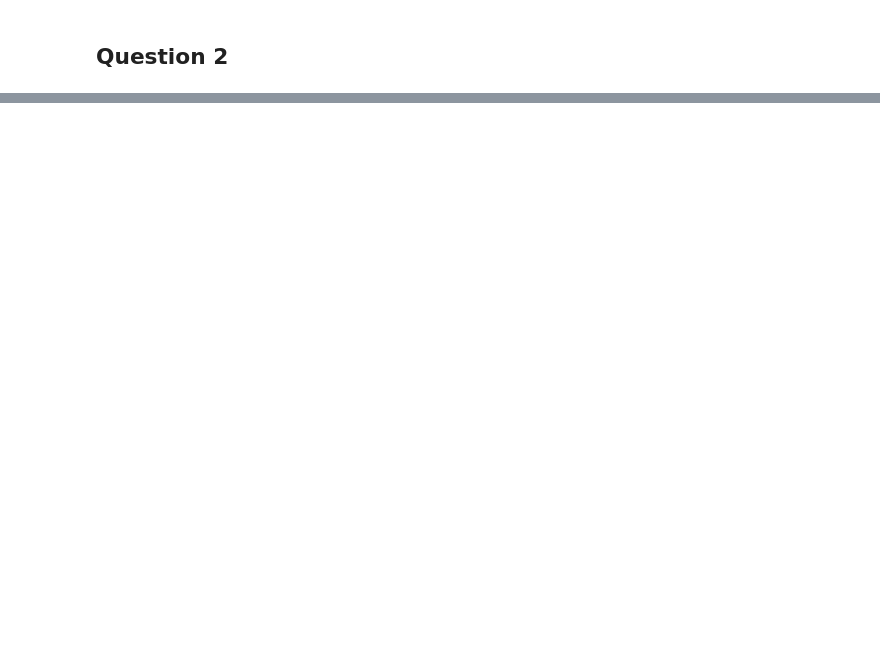
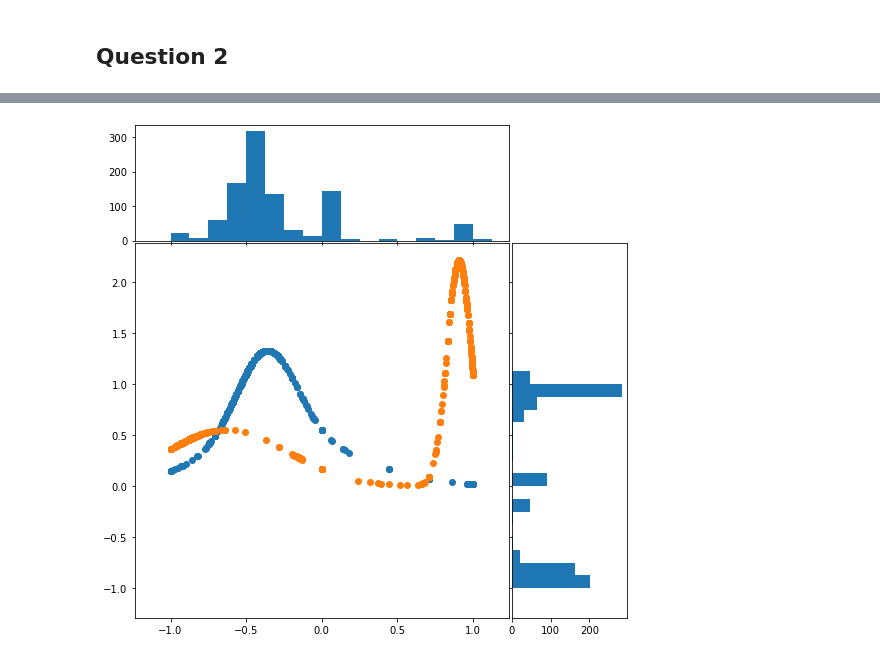
Before and after one commit to roypaulin/python, a Jupyter notebook: unistroke_TP/Unistroke_TP_1.ipynb, the cells around one changed output, grey strips where cells are left out. Saved outputs shown, nothing was run; the diff lists cells and outputs as text; code cells hidden in the pictures; blank space fills up the shorter version.

```diff
--- a/unistroke_TP/Unistroke_TP_1.ipynb
+++ b/unistroke_TP/Unistroke_TP_1.ipynb
@@ -139,0 +158,95 @@ def compoGMM(X, weights, means, covariances):
+# %%
+from scipy.stats import norm
+gmm1=GaussianMixture(2)
+X2 = np.array([np.array([coord_x, coord_y]) for coord_x, coord_y in zip(x, [0 for i in range(len(y))])])
+Y2 = np.array([np.array([coord_x, coord_y]) for coord_x, coord_y in zip([0 for i in range(len(x))], y)])
+gmm1.fit(X2)
+
+
+def uniGMM(x,index):
+    weights=gmm.weights_
+    means=gmm.means_
+    covariances=gmm.covariances_
+
+    g1=norm.pdf(x,loc=means[0][index],scale=sqrt(covariances[0][index][index]))
+    g2=norm.pdf(x,loc=means[1][index],scale=sqrt(covariances[1][index][index]))
+    g=weights[0]*g1+weights[1]*g2
+
+    return g
+
+
+def scatter_hist(x, y, ax, ax_histx, ax_histy):
+    # no labels
+    ax_histx.tick_params(axis="x", labelbottom=False)
+    ax_histy.tick_params(axis="y", labelleft=False)
+
+    # the scatter plot:
+    #ax.scatter(x[0], y[0], color='red')
+    #ax.scatter(x[1], y[1], color='blue')
+    x_values = np.linspace(-1, 1, 1000)
+    ax.scatter(x, uniGMM(x,0))
+    ax.scatter(y, uniGMM(y,1))
+    #ax.scatter(y[0], uniGMM(y[0],1), color='yellow')
+    #ax.scatter(y[1], uniGMM(y[1],1), color='green')
+
+    #x=x[0] + x[1]
+    #y=y[0] + y[1]
+    #x1=norm.pdf(x)
+    #print(x1)
+    #y1=norm.pdf(y)
+    #ax.scatter(x,norm.pdf(x), color='orange')
+    #ax.scatter(y,norm.pdf(y), color='green')
+    # now determine nice limits by hand:
+    binwidth = 0.125
+    xymax = 1
+    lim = (int(xymax/binwidth) + 1) * binwidth
+
+    bins = np.arange(-lim, lim + binwidth, binwidth)
+    ax_histx.hist(x, bins=bins)
+    ax_histy.hist(y, bins=bins, orientation='horizontal')
+
+
+def showGraphs(x,y,rect_scatter,rect_histx,rect_histy):
+    # start with a square Figure
+    fig = plt.figure(figsize=(8, 8))
+
+    ax = fig.add_axes(rect_scatter)
+    ax_histx = fig.add_axes(rect_histx, sharex=ax)
+    ax_histy = fig.add_axes(rect_histy, sharey=ax)
+
+    # use the previously defined function
+    scatter_hist(x, y, ax, ax_histx, ax_histy)
+
+    plt.show()
+
+
+
+
+
+# definitions for the axes
+left, width = 0.1, 0.65
+bottom, height = 0.1, 0.65
+spacing = 0.005
+
+
+rect_scatter = [left, bottom, width, height]
+rect_histx = [left, bottom + height + spacing, width, 0.2]
+rect_histy = [left + width + spacing, bottom, 0.2, height]
+
+
+
+# use the previously defined function
+showGraphs(x,y,rect_scatter,rect_histx,rect_histy)
+
+#plt.show()
+
+
+
+#plt.scatter(x_class_0, y_class_0, color='red')
+#plt.scatter(x_class_1, y_class_1, color='blue')
+#plt.scatter(x, [0 for i in range(len(y))])
+#plt.scatter([0 for i in range(len(x))],y)
+#plt.axis('tight')
+#plt.show()
+# %% [output]
+[figure, added]
```
Also changed, not shown: parts of 18 cells of this notebook.
